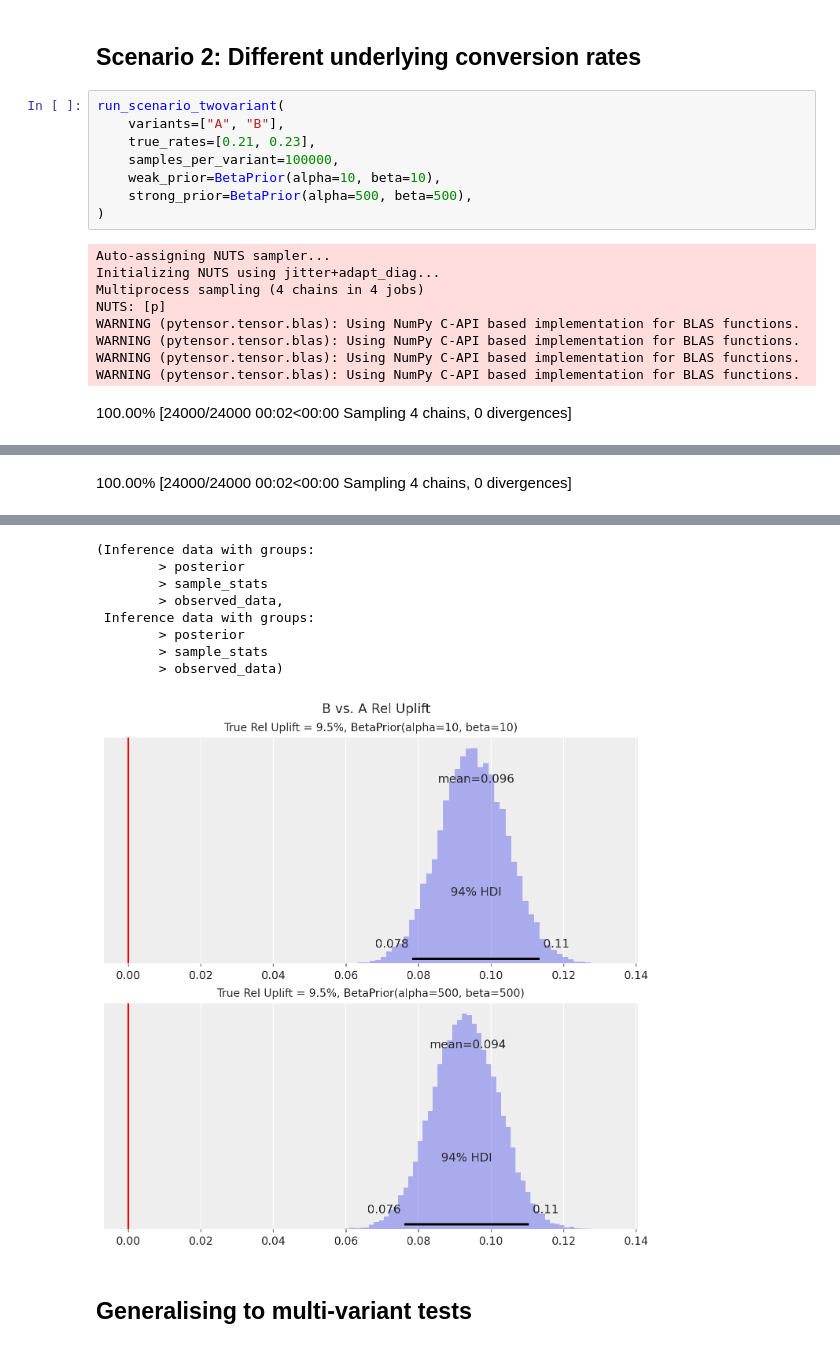
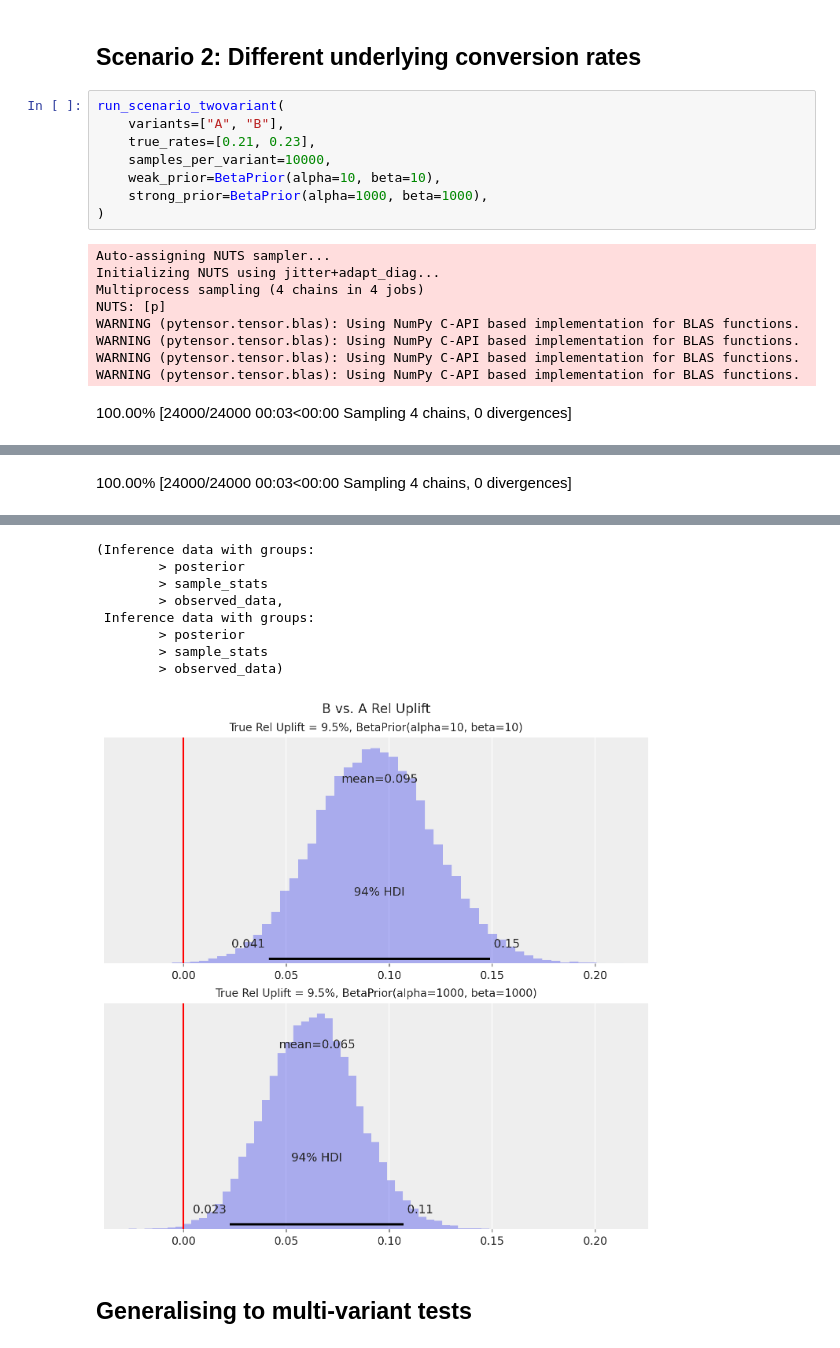
Before and after one commit to thk-lightman/ThinkBayes_Temp, a Jupyter notebook: code/BayesianABtesting.ipynb, the cells around one changed output, grey strips where cells are left out. Saved outputs shown, nothing was run; the diff lists cells and outputs as text.

```diff
--- a/code/BayesianABtesting.ipynb
+++ b/code/BayesianABtesting.ipynb
@@ -169,9 +169,9 @@ Sampling 4 chains for 1_000 tune and 5_000 draw iterations (4_000 + 20_000 draws
 run_scenario_twovariant(
     variants=["A", "B"],
     true_rates=[0.21, 0.23],
-    samples_per_variant=100000,
+    samples_per_variant=10000,
     weak_prior=BetaPrior(alpha=10, beta=10),
-    strong_prior=BetaPrior(alpha=500, beta=500),
+    strong_prior=BetaPrior(alpha=1000, beta=1000),
 )
 # %% [output]
 Auto-assigning NUTS sampler...
@@ -182,4 +182,4 @@ WARNING (pytensor.tensor.blas): Using NumPy C-API based implementation for BLAS
 WARNING (pytensor.tensor.blas): Using NumPy C-API based implementation for BLAS functions.
 WARNING (pytensor.tensor.blas): Using NumPy C-API based implementation for BLAS functions.
 WARNING (pytensor.tensor.blas): Using NumPy C-API based implementation for BLAS functions.
-100.00% [24000/24000 00:02<00:00 Sampling 4 chains, 0 divergences]
+100.00% [24000/24000 00:03<00:00 Sampling 4 chains, 0 divergences]
@@ -192,4 +192,4 @@ WARNING (pytensor.tensor.blas): Using NumPy C-API based implementation for BLAS
 WARNING (pytensor.tensor.blas): Using NumPy C-API based implementation for BLAS functions.
 WARNING (pytensor.tensor.blas): Using NumPy C-API based implementation for BLAS functions.
 WARNING (pytensor.tensor.blas): Using NumPy C-API based implementation for BLAS functions.
-100.00% [24000/24000 00:02<00:00 Sampling 4 chains, 0 divergences]
+100.00% [24000/24000 00:03<00:00 Sampling 4 chains, 0 divergences]
@@ -197,12 +197,12 @@ Sampling 4 chains for 1_000 tune and 5_000 draw iterations (4_000 + 20_000 draws
 (Inference data with groups:
         > posterior
         > sample_stats
         > observed_data,
  Inference data with groups:
         > posterior
         > sample_stats
         > observed_data)
-[figure, old version]
+[figure, new version]
 # %% [markdown]
 ## Generalising to multi-variant tests
 # %%
```
Also changed, not shown: parts of 3 cells of this notebook, 1 other file.
